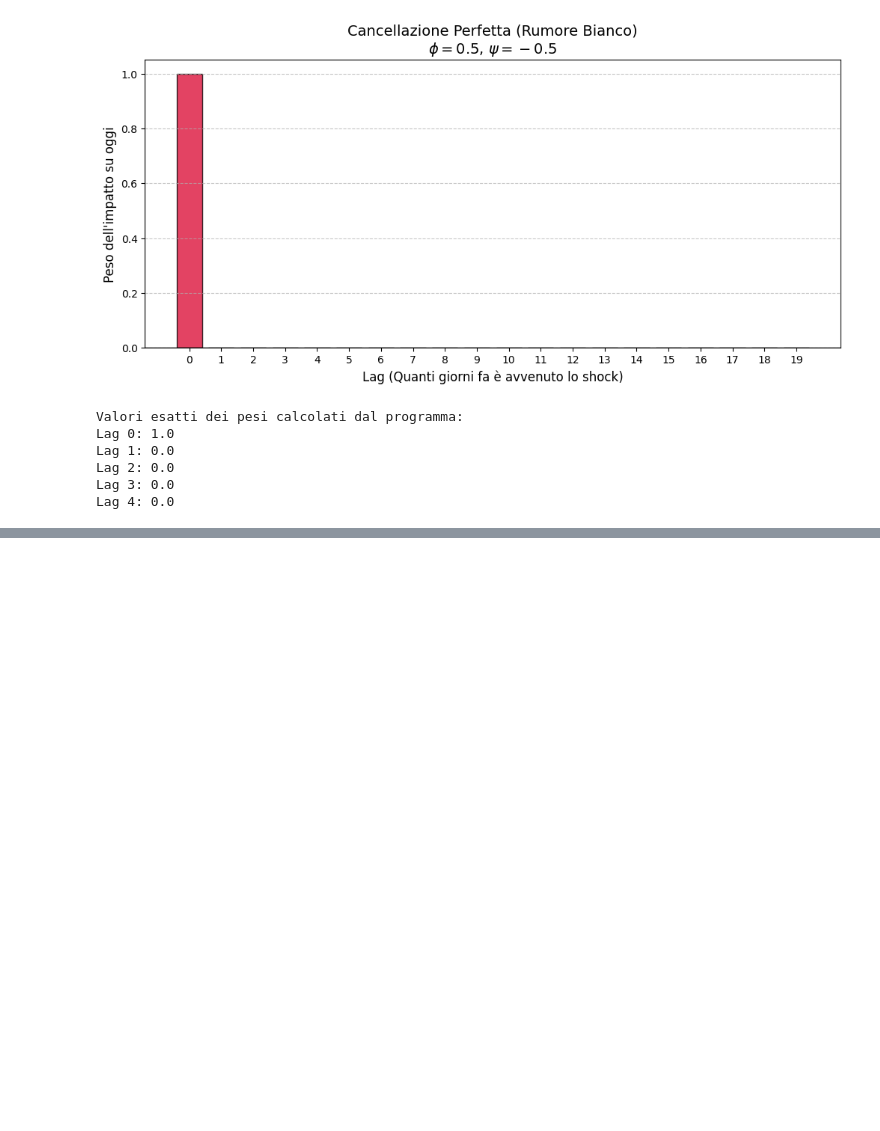
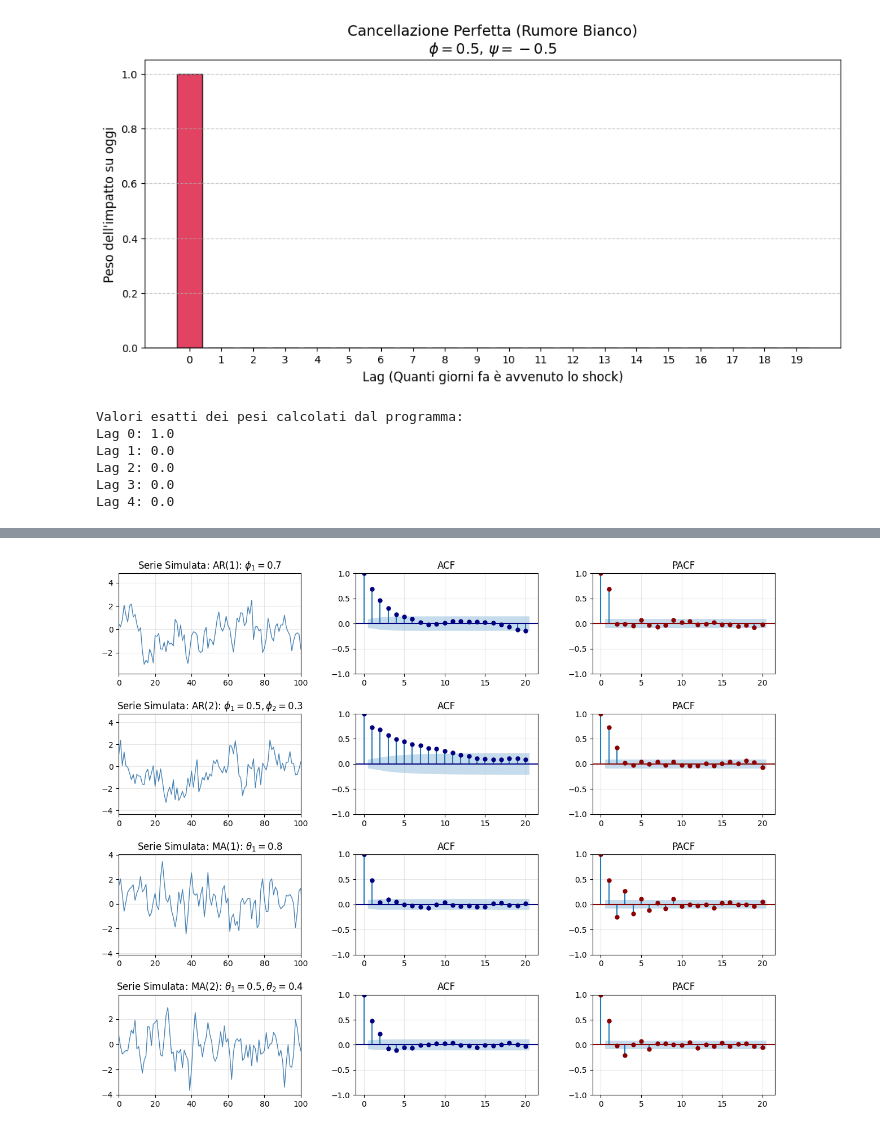
Before and after one commit to okjhonny/Time-Series-Th, a Jupyter notebook: Proof.ipynb, the cells around one changed output, grey strips where cells are left out. Cells and saved outputs as stored; diff of their text form; code cells hidden in the pictures; blank space fills up the shorter version.

Commit message:
Add files via upload
Autocorrelation funcion and Partial Autocorrelation function for AR(p) & MA(q) and custom index for recession in a time series with Markov-Switching model (two stages)

```diff
--- a/Proof.ipynb
+++ b/Proof.ipynb
@@ -249,0 +335,50 @@ Lag 4: 0.0
+# %%
+import numpy as np
+import matplotlib.pyplot as plt
+from statsmodels.tsa.arima_process import ArmaProcess
+from statsmodels.graphics.tsaplots import plot_acf, plot_pacf
+
+# Impostazioni di riproducibilità e stile
+np.random.seed(42)
+plt.style.use('default')
+
+# Definizione dei parametri per i processi
+# statsmodels richiede che il coefficiente di ritardo 0 sia 1
+# Per AR: [1, -phi_1, -phi_2, ...]
+# Per MA: [1, theta_1, theta_2, ...]
+processes = {
+    'AR(1): $\phi_1=0.7$': {'ar': np.array([1, -0.7]), 'ma': np.array([1])},
+    'AR(2): $\phi_1=0.5, \phi_2=0.3$': {'ar': np.array([1, -0.5, -0.3]), 'ma': np.array([1])},
+    'MA(1): $\\theta_1=0.8$': {'ar': np.array([1]), 'ma': np.array([1, 0.8])},
+    'MA(2): $\\theta_1=0.5, \\theta_2=0.4$': {'ar': np.array([1]), 'ma': np.array([1, 0.5, 0.4])}
+}
+
+n_samples = 500
+lags = 20
+
+# Creazione della griglia di grafici (4 righe, 3 colonne)
+fig, axes = plt.subplots(len(processes), 3, figsize=(15, 12))
+plt.subplots_adjust(hspace=0.4, wspace=0.3)
+
+for i, (title, params) in enumerate(processes.items()):
+    # Simulazione del processo
+    arma_process = ArmaProcess(params['ar'], params['ma'])
+    simulated_data = arma_process.generate_sample(nsample=n_samples)
+
+    # 1. Plot della Serie Storica
+    axes[i, 0].plot(simulated_data, color='steelblue', linewidth=1)
+    axes[i, 0].set_title(f'Serie Simulata: {title}')
+    axes[i, 0].set_xlim(0, 100) # Mostriamo solo i primi 100 punti per chiarezza
+    axes[i, 0].grid(alpha=0.3)
+
+    # 2. Plot ACF (Auto-Correlation Function)
+    plot_acf(simulated_data, ax=axes[i, 1], lags=lags, title='ACF', color='navy')
+    axes[i, 1].grid(alpha=0.3)
+
+    # 3. Plot PACF (Partial Auto-Correlation Function)
+    plot_pacf(simulated_data, ax=axes[i, 2], lags=lags, title='PACF', color='darkred', method='ywm')
+    axes[i, 2].grid(alpha=0.3)
+
+plt.show()
+# %% [output]
+[figure, added]
```
Also changed, not shown: parts of 9 cells of this notebook.
